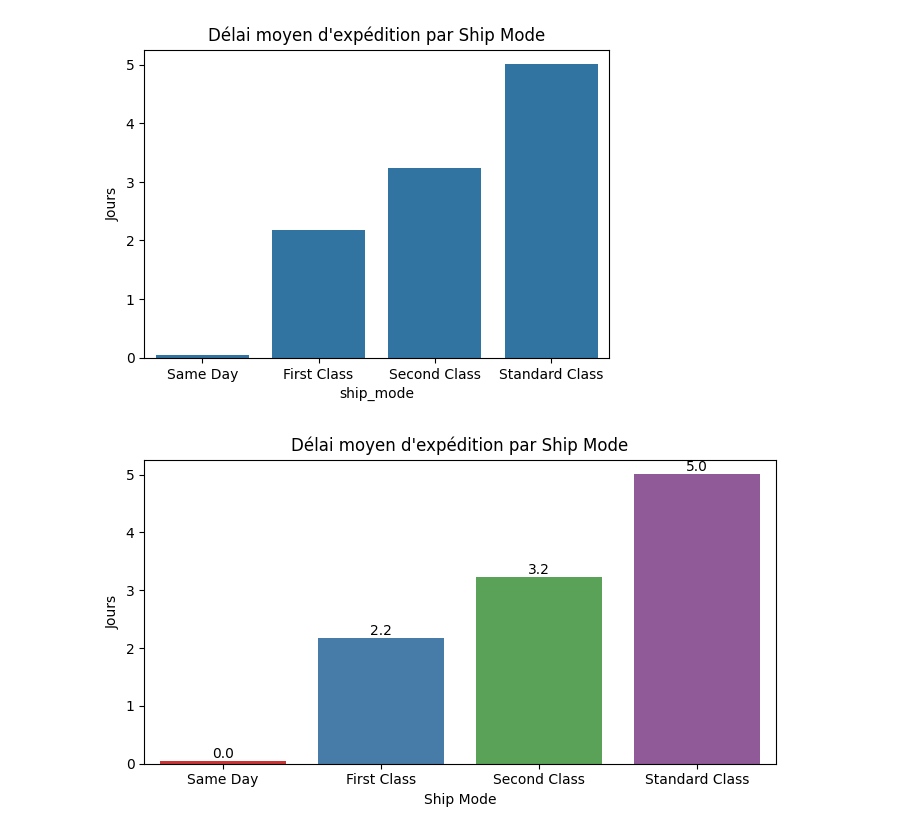
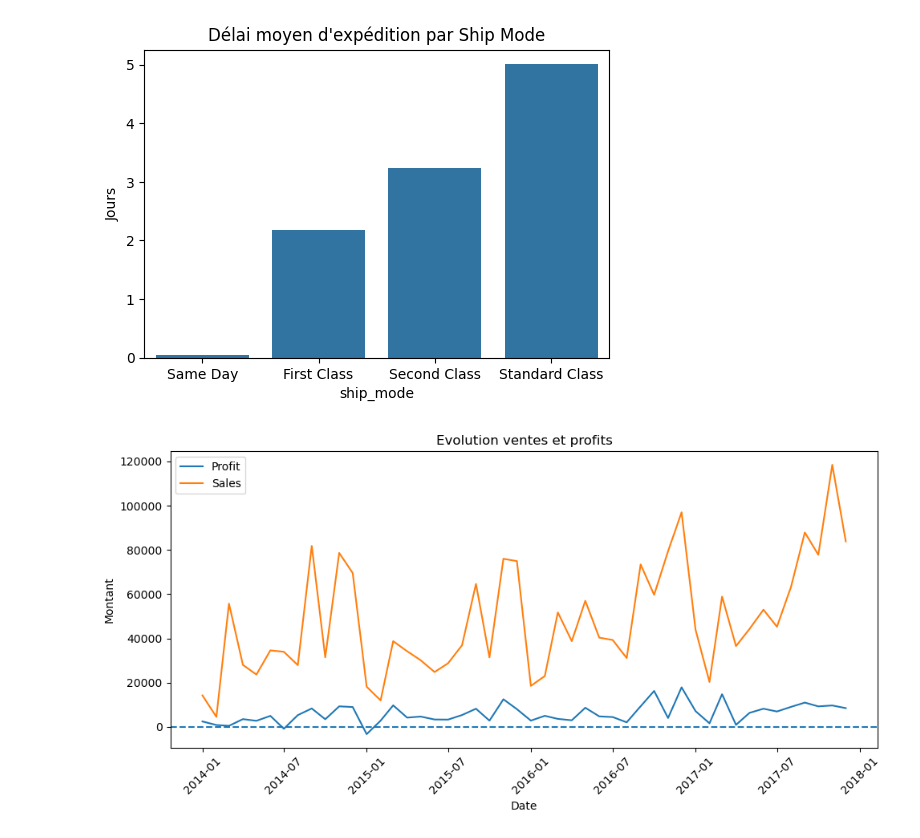
Before and after one commit to msshaqura/project_superstore, a Jupyter notebook: sample_superstore.ipynb, the cells around one changed output. Cells and saved outputs as stored; diff of their text form; code cells hidden in the pictures.

```diff
--- a/sample_superstore.ipynb
+++ b/sample_superstore.ipynb
@@ -380,32 +385,38 @@ Second Class      3.238046
 Standard Class    5.006704
 Name: shipping_time_days, dtype: float64
 [figure]
-# %%
-plt.figure(figsize=(7,4))
-
-ax = sns.barplot(
-    x=shipping_mode.index,
-    y=shipping_mode.values,
-    hue= shipping_mode.index,
-    palette="Set1",
-    legend=False
-)
-
-plt.title("Délai moyen d'expédition par Ship Mode")
-plt.ylabel("Jours")
-plt.xlabel("Ship Mode")
-
-# Afficher les valeurs sur les barres
-for p in ax.patches:
-    ax.annotate(
-        f"{p.get_height():.1f}",
-        (p.get_x() + p.get_width() / 2., p.get_height()),
-        ha='center',
-        va='bottom',
-        fontsize=10
-    )
-
-plt.tight_layout()
-plt.show()
-# %% [output]
-[figure, removed]
+# %%
+# ===== Evolution mensuelle des ventes et profits =====
+
+# Création de la variable année-mois
+df_cleaned["year_month"] = df_cleaned["order_date"].dt.to_period("M")
+
+# Agrégation mensuelle
+monthly = (
+    df_cleaned
+    .groupby("year_month")[["sales", "profit"]]
+    .sum()
+    .reset_index()
+)
+
+# Conversion en datetime pour matplotlib
+monthly["year_month"] = monthly["year_month"].dt.to_timestamp()
+
+# Graphique
+plt.figure(figsize=(10,5))
+
+plt.plot(monthly["year_month"], monthly["profit"], label="Profit")
+plt.plot(monthly["year_month"], monthly["sales"], label="Sales")
+
+plt.axhline(0, linestyle="--")  # ligne horizontale à 0
+
+plt.title("Evolution ventes et profits")
+plt.xlabel("Date")
+plt.ylabel("Montant")
+plt.legend()
+plt.xticks(rotation=45)
+
+plt.tight_layout()
+plt.show()
+# %% [output]
+[figure, added]
```
Also changed, not shown: parts of 8 cells of this notebook.
